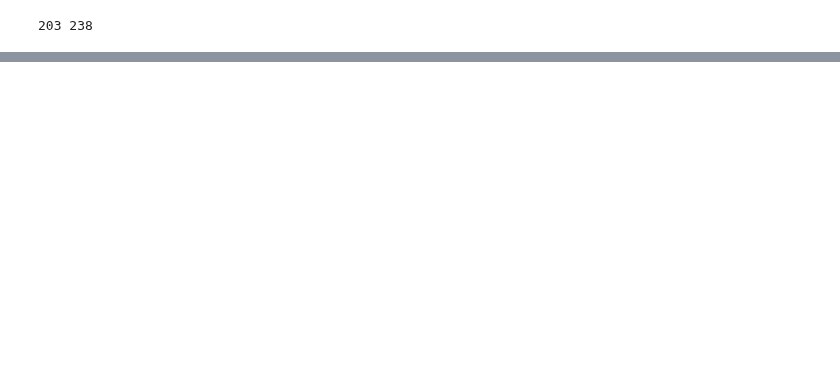
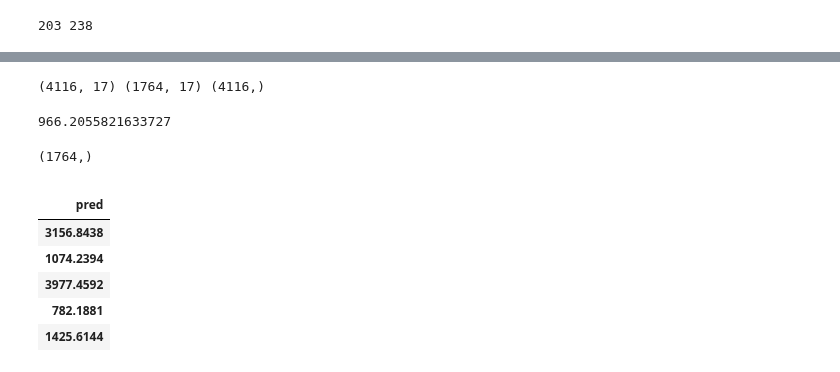
Before and after one commit to va4756/algio_sklearn, a Jupyter notebook: bigdata_sinagong_part4.ipynb, the cells around one changed output, grey strips where cells are left out. Cells and saved outputs as stored; diff of their text form; code cells hidden in the pictures; blank space fills up the shorter version.

```diff
--- a/bigdata_sinagong_part4.ipynb
+++ b/bigdata_sinagong_part4.ipynb
@@ -146,0 +252,35 @@ print(res_1, res_2)
+# %%
+# 데이터 전처리
+train = train.drop(['customerID'], axis=1)
+test = test.drop(['customerID'], axis=1)
+target = train.pop('TotalCharges')
+print(train.shape, test.shape, target.shape)
+# %% [output]
+(4116, 17) (1764, 17) (4116,)
+# %%
+# 레이블 인코딩
+from sklearn.preprocessing import LabelEncoder
+from sklearn.model_selection import train_test_split
+from sklearn.ensemble import RandomForestRegressor
+from sklearn.metrics import mean_absolute_error
+
+cols = train.select_dtypes(include='object').columns
+
+for col in cols:
+    le = LabelEncoder()
+    train[col] = le.fit_transform(train[col])
+    test[col] = le.fit_transform(test[col])
+
+# 검증데이터 분리
+X_tr, X_val, y_tr, y_val = train_test_split(train, target, test_size=0.2, random_state=123)
+
+# 랜덤포레스트 -> 회귀모델 사용
+rfr = RandomForestRegressor(random_state=123)
+rfr.fit(X_tr, y_tr)
+pred = rfr.predict(X_val)
+
+# MAE
+res_rfr = mean_absolute_error(y_val, pred)
+print(res_rfr)
+# %% [output]
+966.2055821633727
@@ -146,0 +297,21 @@ print(res_1, res_2)
+# %%
+# 최종 제출 파일
+pred = rfr.predict(test)
+result = pd.DataFrame({'pred': pred})
+result.to_csv('result.csv', index=False)
+# %%
+# 1. pred 행의 수
+print(pred.shape)
+
+# 2. 생성한 csv 확인
+df = pd.read_csv('result.csv', index_col=0)
+df.head()
+# %% [output]
+(1764,)
+|  |
+| pred |
+| 3156.8438 |
+| 1074.2394 |
+| 3977.4592 |
+| 782.1881 |
+| 1425.6144 |
```
Also changed, not shown: parts of 24 cells of this notebook.
